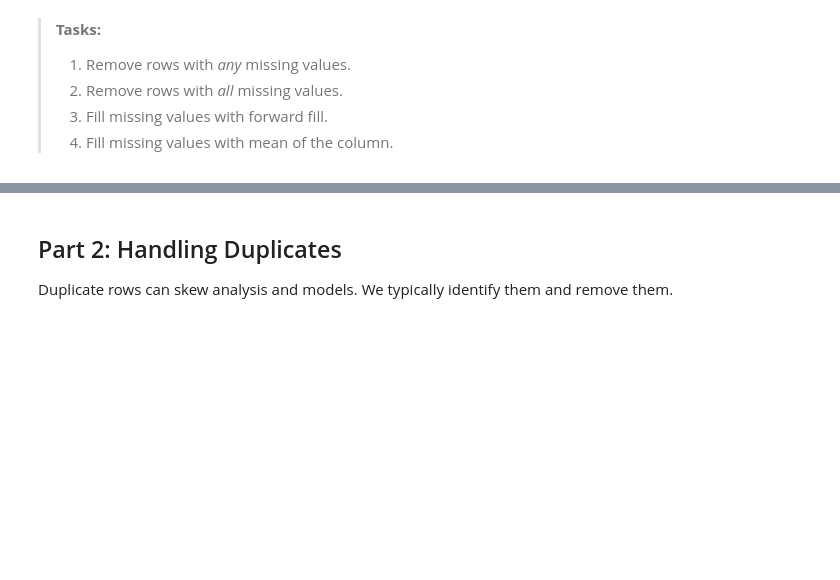
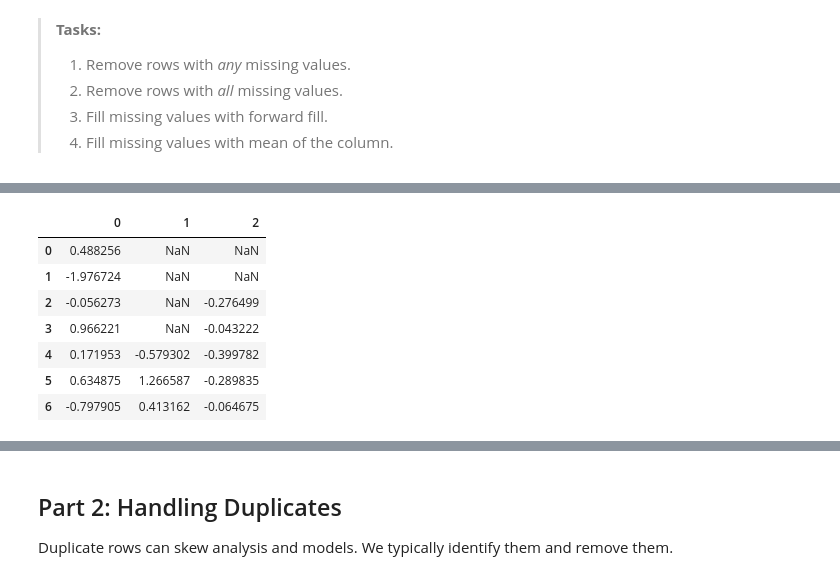
Before and after one commit to duncankllee/6m-data-1.8-eda-basic, a Jupyter notebook: notebooks/eda_basic.ipynb, the cells around one changed output, grey strips where cells are left out. Cells and saved outputs as stored; diff of their text form; code cells hidden in the pictures; blank space fills up the shorter version.

```diff
--- a/notebooks/eda_basic.ipynb
+++ b/notebooks/eda_basic.ipynb
@@ -437,0 +633,13 @@ df
+# %%
+# Task 3: Fill missing values using forward fill (propagate last valid observation)
+df_ffill = df.fillna(method='ffill')
+df_ffill
+# %% [output]
+|  | 0 | 1 | 2 |
+| 0 | 0.488256 | NaN | NaN |
+| 1 | -1.976724 | NaN | NaN |
+| 2 | -0.056273 | NaN | -0.276499 |
+| 3 | 0.966221 | NaN | -0.043222 |
+| 4 | 0.171953 | -0.579302 | -0.399782 |
+| 5 | 0.634875 | 1.266587 | -0.289835 |
+| 6 | -0.797905 | 0.413162 | -0.064675 |
```
Also changed, not shown: parts of 49 cells of this notebook.
